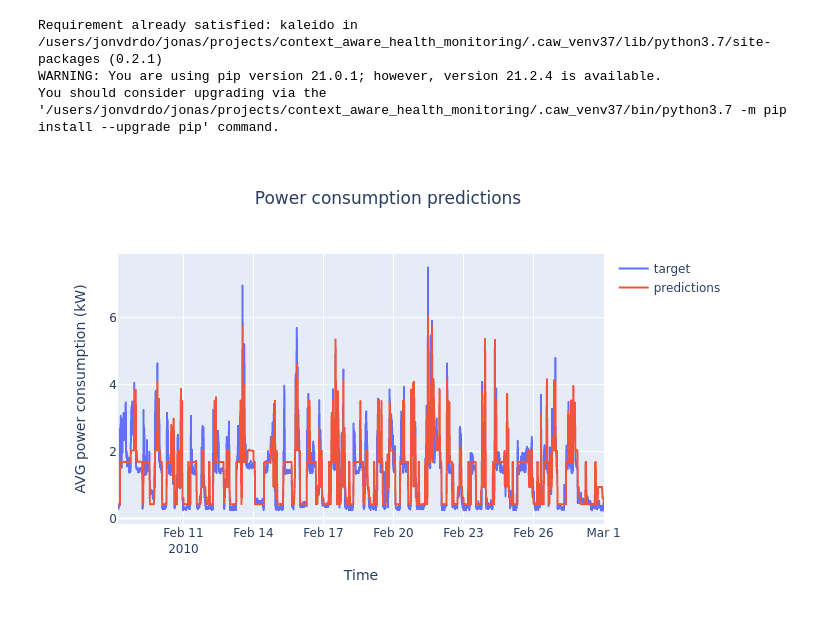
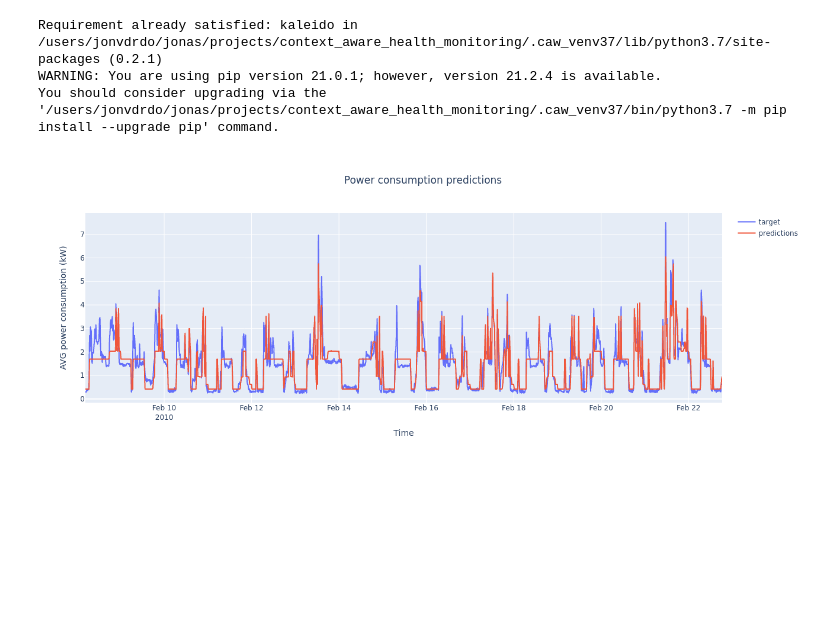
Before and after one commit to predict-idlab/tsflex, a Jupyter notebook: examples/example_power_consumption_estimation.ipynb, the cells around one changed output. Saved outputs shown, nothing was run; the diff lists cells and outputs as text; code cells hidden in the pictures; blank space fills up the shorter version.

Commit message:
:graph: updated last prediction figures :fire:

```diff
--- a/examples/example_power_consumption_estimation.ipynb
+++ b/examples/example_power_consumption_estimation.ipynb
@@ -117,16 +118,6 @@ corr.style.background_gradient(cmap="coolwarm", axis=None)  # .set_precision(3)
 | Sub_metering_1 | 0.484 | 0.123 | -0.196 | 0.489 | 0.000 | 0.000 | ... |
 | Sub_metering_2 | 0.435 | 0.139 | -0.167 | 0.440 | 0.055 | 0.000 | ... |
 | Sub_metering_3 | 0.639 | 0.090 | -0.268 | 0.627 | 0.103 | 0.081 | ... |
-# %%
-# Global Variable - the remaining active energy consumed in the househlold,
-# which is not caused by the sub-meterings.
-eq1 = df_power_consumption["Global_active_power"] * 1000 / 60
-eq2 = (
-    df_power_consumption["Sub_metering_1"]
-    + df_power_consumption["Sub_metering_2"]
-    + df_power_consumption["Sub_metering_3"]
-)
-df_power_consumption["remaining_power_consumption"] = eq1 - eq2
 # %% [markdown]
 Our objective is:
 > To estimate the average `Global active power` over the last 15 minutes by **only** using current or past sub-metering values.
@@ -186,13 +177,14 @@ def slope(x): return (x[-1] - x[0]) / x[0] if x[0] else 0
 def abs_diff_mean(x): return np.mean(np.abs(x[1:] - x[:-1])) if len(x) > 1 else 0
 def diff_std(x): return np.std(x[1:] - x[:-1]) if len(x) > 1 else 0
 
+# time based features
 def time_float(x):
     x_ = pd.Timestamp(x[-1])
     return np.float32(x_.hour + x_.minute / 60)
-
 def day_of_week(x): return pd.Timestamp(x[-1]).day_of_week
 
-funcs = [make_robust(f) for f in [np.min, np.max, np.std, np.mean, slope, ss.skew, abs_diff_mean, diff_std, sum, len]]
+
+funcs = [make_robust(f) for f in [np.min, np.max, np.std, np.mean, slope, ss.skew, abs_diff_mean, diff_std, sum, len,]]
 time_funcs = [make_robust(f) for f in [time_float, day_of_week]]
 
 # Create the feature collection
@@ -200,7 +192,7 @@ fc = FeatureCollection(
     feature_descriptors=[
         MultipleFeatureDescriptors(
             functions=funcs,
-            series_names=list(set(train_columns).difference({'timestamp'})),
+            series_names=list(set(train_columns).difference({"timestamp"})),
             windows=["15min", "30min", "1h"],
             strides="15min",
         ),
@@ -238,7 +230,10 @@ Sub_metering_1: (
 # %%
 # %%time
 chunks = chunk_data(
-    data=df_train, max_chunk_dur="365 days", chunk_range_margin="10 min", sub_chunk_overlap='15min'
+    data=df_train,
+    max_chunk_dur="365 days",
+    chunk_range_margin="10 min",
+    sub_chunk_overlap="15min",
 )
 # %% [markdown]
 we will now use these yearly chunks to extract the features
@@ -307,6 +302,8 @@ Pipeline(steps=[('impute', SimpleImputer(strategy='median')),
 # %% [markdown]
 ## Prediction on `df_test`
 # %%
-df_test_feats = fc.calculate(df_test, show_progress=True, return_df=True, approve_sparsity=True)
+df_test_feats = fc.calculate(
+    df_test, show_progress=True, return_df=True, approve_sparsity=True
+)
 # %%
 df_test_tot = df_test_feats.join(y_test)
@@ -320,22 +317,23 @@ You should consider upgrading via the '/users/jonvdrdo/jonas/projects/context_aw
 # %%
 import plotly.graph_objects as go
 
-size = 2000
+size = 1400
 
 fig = go.Figure()
 fig.add_trace(
-    go.Scattergl(x=df_test_tot.index[:size], y=df_test_tot[y_test.name][:size], name="target")
+    go.Scattergl(
+        x=df_test_tot.index[:size], y=df_test_tot[y_test.name][:size], name="target"
+    )
 )
 fig.add_trace(
-    go.Scattergl(x=df_test_tot.index[:size], y=df_test_tot.predictions[:size], name="predictions")
+    go.Scattergl(
+        x=df_test_tot.index[:size], y=df_test_tot.predictions[:size], name="predictions"
+    )
 )
-fig.update_layout(title='Power consumption predictions', title_x=0.5)
-fig.update_xaxes(title='Time')
+fig.update_layout(title="Power consumption predictions", title_x=0.5)
+fig.update_xaxes(title="Time")
 fig.update_yaxes(title="AVG power consumption (kW)")
-# img_bytes = fig.to_image(format="svg", engine="kaleido")
 
-# from IPython.display import Image
-# Image(img_bytes)
-fig.show(renderer='png')
+fig.show(renderer="png", width=1300, height=500)
 # %% [output]
-[figure, old version]
+[figure, new version]
```
Also changed, not shown: parts of 11 cells of this notebook.
